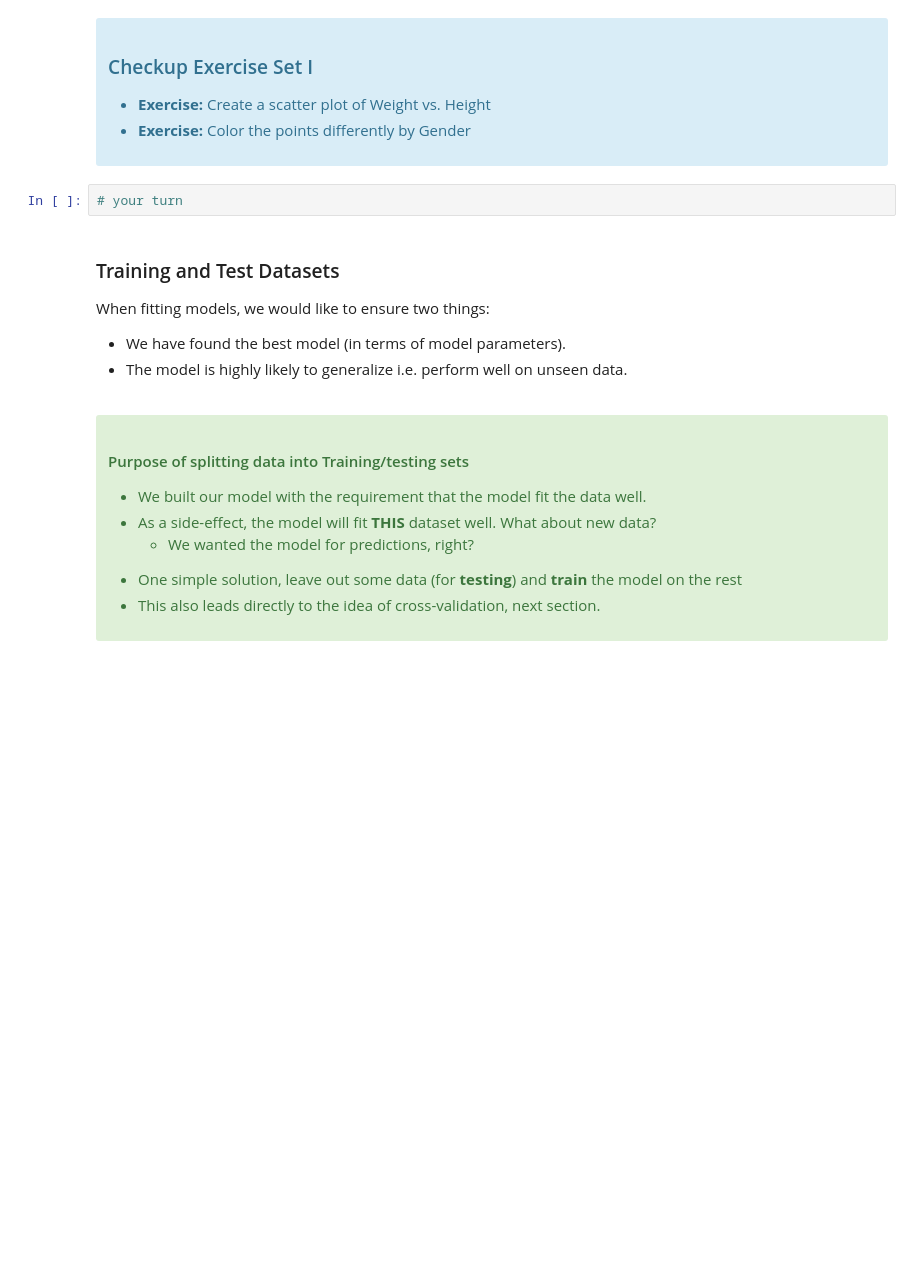
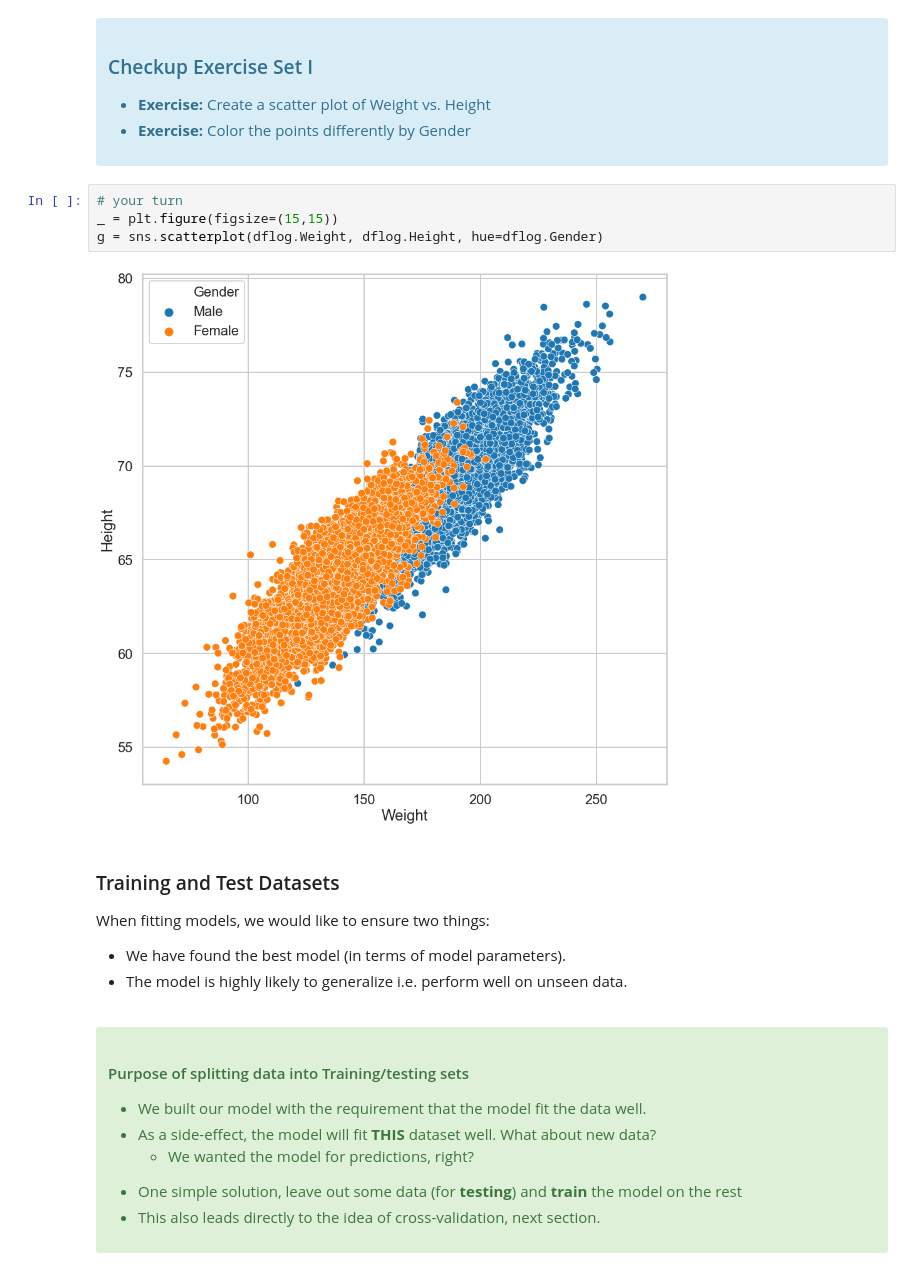
Before and after one commit to dj-m/LogisticRegression, a Jupyter notebook: notebook/Springboard Logistic Regression Advanced Case Study.ipynb, the cells around one changed output. Saved outputs shown, nothing was run; the diff lists cells and outputs as text; blank space fills up the shorter version.

Commit message:
Added scatterplot of dataset

```diff
--- a/notebook/Springboard Logistic Regression Advanced Case Study.ipynb
+++ b/notebook/Springboard Logistic Regression Advanced Case Study.ipynb
@@ -120,8 +120,12 @@ with the "response" or "label" $y$ as a plain array of 0s and 1s for binary clas
   <li> <b>Exercise:</b> Color the points differently by Gender
 </ul>
 </div>
-# %%
-# your turn
+# %%
+# your turn
+_ = plt.figure(figsize=(15,15))
+g = sns.scatterplot(dflog.Weight, dflog.Height, hue=dflog.Gender)
+# %% [output]
+[figure, added]
 # %% [markdown]
 ### Training and Test Datasets
 
```
